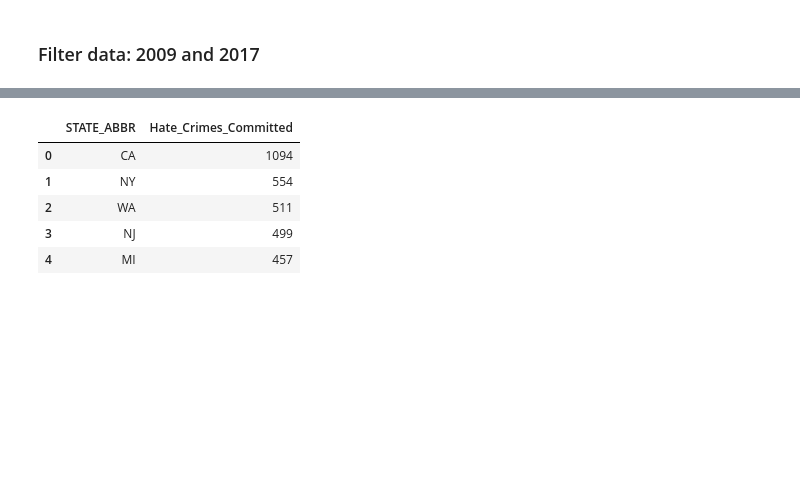
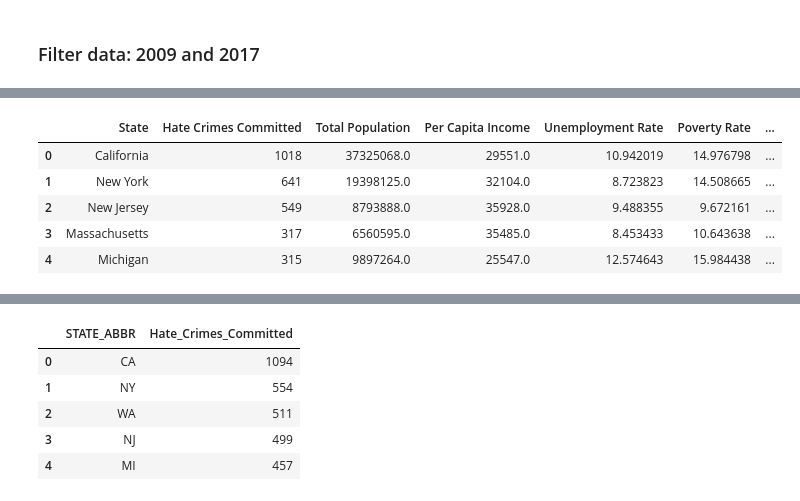
Before and after one commit to ZGrinacoff/Eight-Years-Later, a Jupyter notebook: hate_crime.ipynb, the cells around one changed output, grey strips where cells are left out. Saved outputs shown, nothing was run; the diff lists cells and outputs as text; code cells hidden in the pictures; blank space fills up the shorter version.

Commit message:
Added census data and gini index for 2009 and merged

```diff
--- a/hate_crime.ipynb
+++ b/hate_crime.ipynb
@@ -83,0 +68,11 @@ state_hatecrime_2009_df.head()
+# %%
+# Census imports for 2012.
+
+from census import Census
+from us import states
+
+# Census API Key
+# Data not available for 2010 0r 2011.
+from config import api_key
+c = Census(api_key, year=2012)
+#c.acs5.tables()
@@ -84,3 +130,20 @@ state_hatecrime_2009_df.head()
+# %%
+# Read in GINI index for 2009.
+gini2009_csv = pd.read_csv('Resources/GINI2009.csv')
+
+# Merge csv with census DF on State.
+census_df = census_df.merge(gini2009_csv, how='left', on='State')
+
+# Merge Hate Crime DF with census DF.
+clean_hate_crime_2009_df = pd.merge(state_hatecrime_2009_df, census_df, how="left", on="State")
+clean_hate_crime_2009_df.head()
+# %% [output]
+|  | State | Hate Crimes Committed | Total Population | Per Capita Income | Unemployment Rate | Poverty Rate | ... |
+| 0 | California | 1018 | 37325068.0 | 29551.0 | 10.942019 | 14.976798 | ... |
+| 1 | New York | 641 | 19398125.0 | 32104.0 | 8.723823 | 14.508665 | ... |
+| 2 | New Jersey | 549 | 8793888.0 | 35928.0 | 9.488355 | 9.672161 | ... |
+| 3 | Massachusetts | 317 | 6560595.0 | 35485.0 | 8.453433 | 10.643638 | ... |
+| 4 | Michigan | 315 | 9897264.0 | 25547.0 | 12.574643 | 15.984438 | ... |
 # %%
 # Filter DF for 2017 only.
 reduced_hate_crime_2017_df = reduced_hate_crime_df.loc[(reduced_hate_crime_df['DATA_YEAR'] == 2017)]
```
Also changed, not shown: parts of 7 cells of this notebook.
